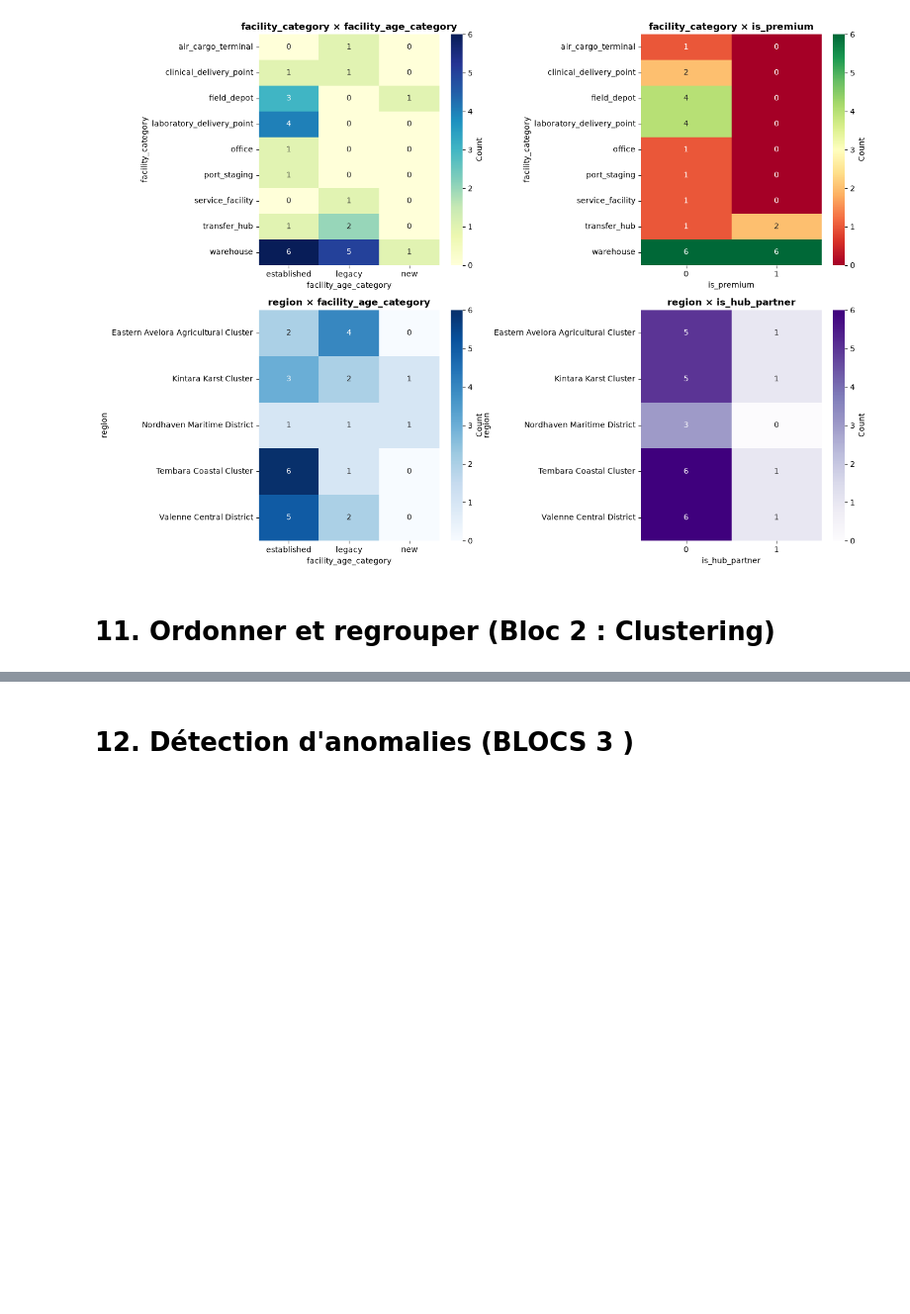
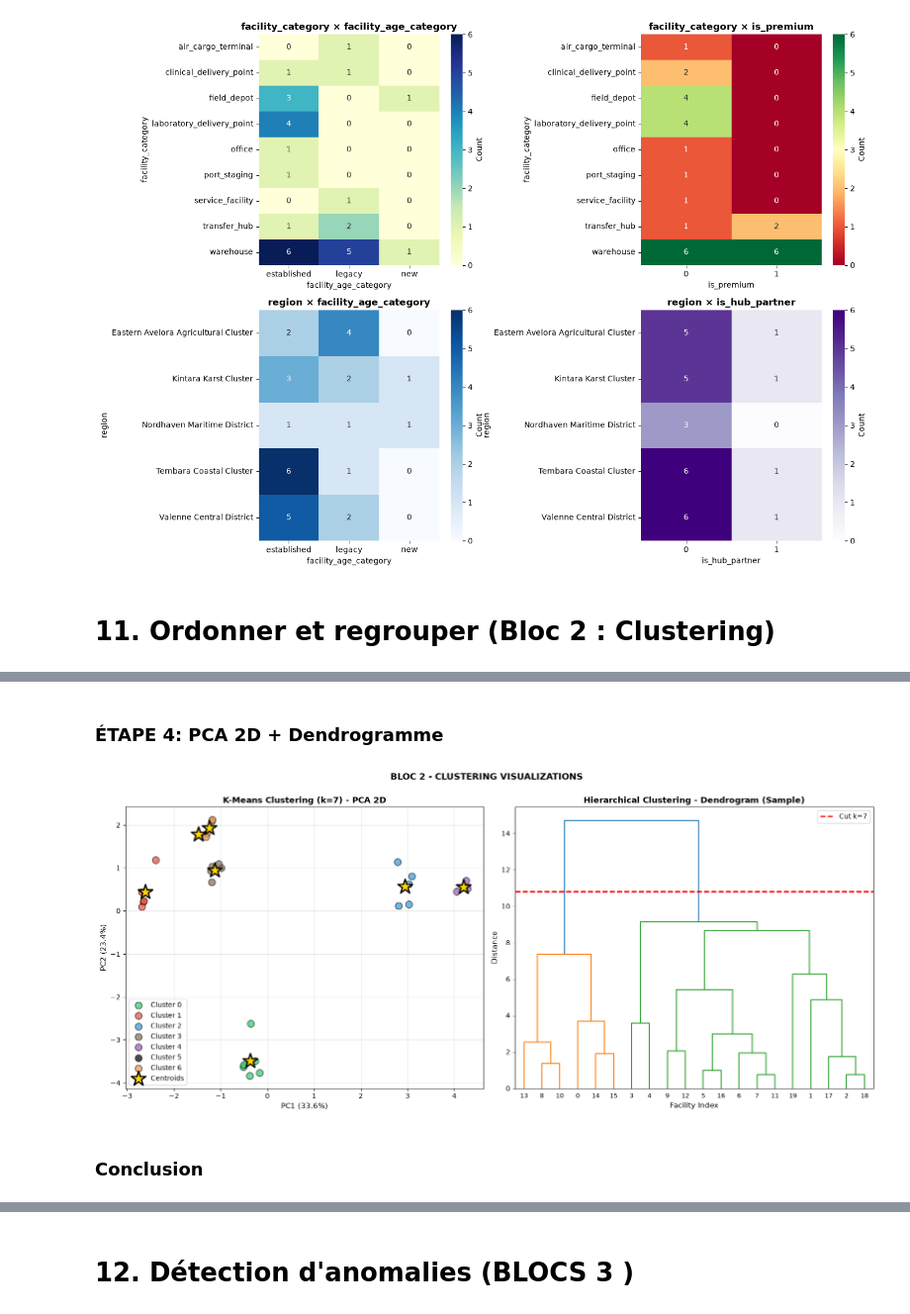
Before and after one commit to HananeDjouadi/G05-DataMining-2627, a Jupyter notebook: data/logistics/erp_facilities.ipynb, the cells around one changed output, grey strips where cells are left out. Shown at 99% size. Saved outputs shown, nothing was run; the diff lists cells and outputs as text; code cells hidden in the pictures; blank space fills up the shorter version.

```diff
--- a/data/logistics/erp_facilities.ipynb
+++ b/data/logistics/erp_facilities.ipynb
@@ -869,0 +956,8 @@ plt.show()
+# %%
+kmeans = KMeans(n_clusters=optimal_k, random_state=42, n_init=10)
+clusters = kmeans.fit_predict(X_scaled)
+
+df_analysis['cluster'] = clusters
+
+print(f" Distribution des clusters:")
+print(df_analysis['cluster'].value_counts().sort_index())
@@ -869,0 +975,45 @@ plt.show()
+# %% [markdown]
+### ÉTAPE 4: PCA 2D + Dendrogramme
+# %%
+fig, axes = plt.subplots(1, 2, figsize=(16, 7))
+axes = axes.flatten()
+
+# PCA 2D + Clusters
+pca = PCA(n_components=2)
+X_pca = pca.fit_transform(X_scaled)
+colors = ['#2ecc71', '#e74c3c', '#3498db', "#816f53", '#9b59b6', "#000000", "#e7954e"][:optimal_k]
+for i in range(optimal_k):
+    mask = clusters == i
+    axes[0].scatter(X_pca[mask, 0], X_pca[mask, 1], c=colors[i], label=f'Cluster {i}',
+                   s=100, alpha=0.7, edgecolors='black')
+
+axes[0].scatter(pca.transform(kmeans.cluster_centers_)[:, 0],
+               pca.transform(kmeans.cluster_centers_)[:, 1],
+               c='gold', marker='*', s=500, edgecolors='black', linewidth=2, label='Centroids')
+
+axes[0].set_xlabel(f'PC1 ({pca.explained_variance_ratio_[0]:.1%})', fontsize=11)
+axes[0].set_ylabel(f'PC2 ({pca.explained_variance_ratio_[1]:.1%})', fontsize=11)
+axes[0].set_title(f'K-Means Clustering (k={optimal_k}) - PCA 2D', fontsize=12, fontweight='bold')
+axes[0].legend(fontsize=10)
+axes[0].grid(True, alpha=0.3)
+
+# Dendrogram
+sample_indices = np.random.choice(len(X_scaled), size=min(20, len(X_scaled)), replace=False)
+X_sample = X_scaled[sample_indices]
+
+linkage_matrix = linkage(X_sample, method='ward')
+
+dendrogram(linkage_matrix, ax=axes[1], leaf_font_size=9)
+axes[1].set_title('Hierarchical Clustering - Dendrogram (Sample)', fontsize=12, fontweight='bold')
+axes[1].set_xlabel('Facility Index', fontsize=11)
+axes[1].set_ylabel('Distance', fontsize=11)
+axes[1].axhline(y=axes[1].get_ylim()[1]*0.7, c='red', linestyle='--', linewidth=2, label=f'Cut k={optimal_k}')
+axes[1].legend(fontsize=10)
+
+plt.suptitle('BLOC 2 - CLUSTERING VISUALIZATIONS', fontsize=13, fontweight='bold', y=1.00)
+plt.tight_layout()
+plt.show()
+# %% [output]
+[figure, added]
+# %% [markdown]
+### Conclusion
```
Also changed, not shown: parts of 10 cells of this notebook.
